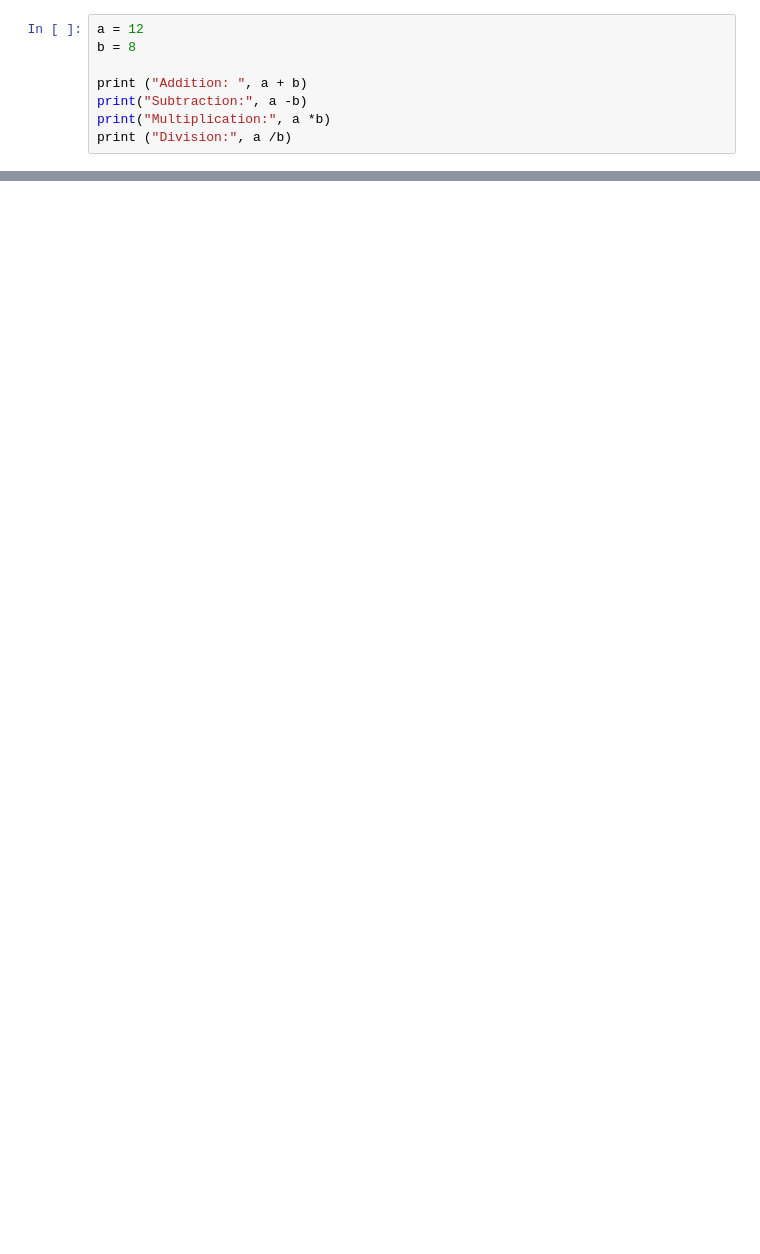
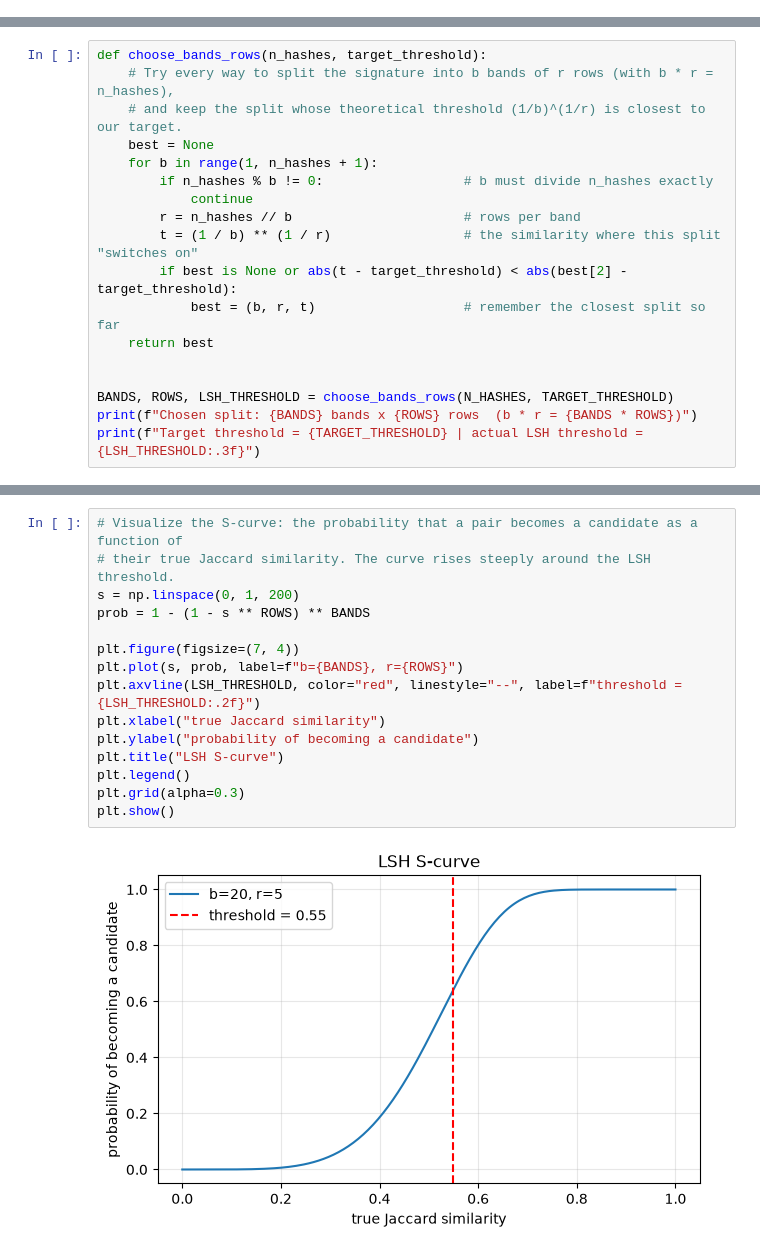
Before and after one commit to FraSeb6/Similarity_Ish_Abstract, a Jupyter notebook: code.ipynb, the cells around one changed output, grey strips where cells are left out. Saved outputs shown, nothing was run; the diff lists cells and outputs as text; blank space fills up the shorter version.

```diff
--- a/code.ipynb
+++ b/code.ipynb
@@ -7,8 +2,0 @@ Detects pairs of highly similar paper abstracts from the [arXiv dataset](https:/
-# %%
-a = 12
-b = 8
-
-print ("Addition: ", a + b)
-print("Subtraction:", a -b)
-print("Multiplication:", a *b)
-print ("Division:", a /b)
@@ -19,0 +252,18 @@ Division: 1.5
+# %%
+def choose_bands_rows(n_hashes, target_threshold):
+    # Try every way to split the signature into b bands of r rows (with b * r = n_hashes),
+    # and keep the split whose theoretical threshold (1/b)^(1/r) is closest to our target.
+    best = None
+    for b in range(1, n_hashes + 1):
+        if n_hashes % b != 0:                  # b must divide n_hashes exactly
+            continue
+        r = n_hashes // b                      # rows per band
+        t = (1 / b) ** (1 / r)                 # the similarity where this split "switches on"
+        if best is None or abs(t - target_threshold) < abs(best[2] - target_threshold):
+            best = (b, r, t)                   # remember the closest split so far
+    return best
+
+
+BANDS, ROWS, LSH_THRESHOLD = choose_bands_rows(N_HASHES, TARGET_THRESHOLD)
+print(f"Chosen split: {BANDS} bands x {ROWS} rows  (b * r = {BANDS * ROWS})")
+print(f"Target threshold = {TARGET_THRESHOLD} | actual LSH threshold = {LSH_THRESHOLD:.3f}")
@@ -19,0 +273,17 @@ Division: 1.5
+# %%
+# Visualize the S-curve: the probability that a pair becomes a candidate as a function of
+# their true Jaccard similarity. The curve rises steeply around the LSH threshold.
+s = np.linspace(0, 1, 200)
+prob = 1 - (1 - s ** ROWS) ** BANDS
+
+plt.figure(figsize=(7, 4))
+plt.plot(s, prob, label=f"b={BANDS}, r={ROWS}")
+plt.axvline(LSH_THRESHOLD, color="red", linestyle="--", label=f"threshold = {LSH_THRESHOLD:.2f}")
+plt.xlabel("true Jaccard similarity")
+plt.ylabel("probability of becoming a candidate")
+plt.title("LSH S-curve")
+plt.legend()
+plt.grid(alpha=0.3)
+plt.show()
+# %% [output]
+[figure, added]
```
Also changed, not shown: parts of 34 cells of this notebook, 2 other files.
